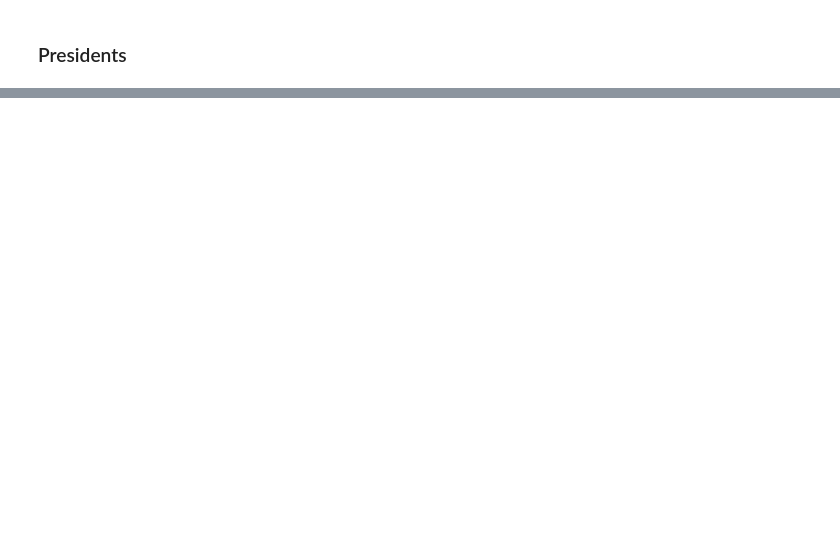
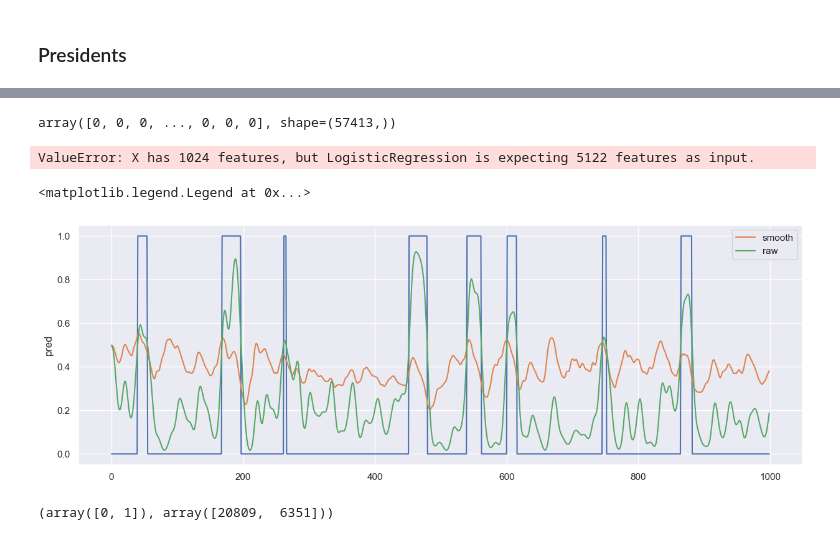
Before and after one commit to BshKatrin/RITAL-NLP-project, a Jupyter notebook: notebooks/cls_base_models.ipynb, the cells around one changed output, grey strips where cells are left out. Cells and saved outputs as stored; diff of their text form; code cells hidden in the pictures; blank space fills up the shorter version.

```diff
--- a/notebooks/cls_base_models.ipynb
+++ b/notebooks/cls_base_models.ipynb
@@ -49,0 +51,5 @@ embeds = np.load("../Dataset/embeddings/pres_camembert_base.npy")
+# %%
+df_test = pd.read_parquet("../Dataset/embeddings/presidents_test_metadata_camembert-large.parquet")
+ids_test = df_test["label"].to_numpy()
+X_test = np.stack(df_test["embedding"].to_numpy())
+X_test
@@ -49,0 +106,49 @@ embeds = np.load("../Dataset/embeddings/pres_camembert_base.npy")
+# %%
+from sklearn.neighbors import KernelDensity
+
+kde_0 = KernelDensity(kernel='gaussian', bandwidth=1.0)
+kde_1 = KernelDensity(kernel='gaussian', bandwidth=1.0)
+len_0 = lengths[unique_class == 0]
+len_1 = lengths[unique_class == 1]
+
+kde_0.fit(len_0.reshape(-1, 1))
+kde_1.fit(len_1.reshape(-1, 1))
+
+D_max_0 = len_0.max()
+D_max_1 = len_1.max()
+# %%
+classes_pres
+# %% [output]
+array([0, 0, 0, ..., 0, 0, 0], shape=(57413,))
+# %%
+log_probs = np.log(model.predict_proba(X_test[:1000, :]))
+D_max = [D_max_0, D_max_1]
+kde = [kde_0, kde_1]
+
+S = get_scores_smooth_duration(log_probs, D_max, kde)
+# %% [output]
+ValueError: X has 1024 features, but LogisticRegression is expecting 5122 features as input.
+# %%
+probas = smooth_gauss(model.predict_proba(X_test_concat), sigma=4)
+probas_smooth = smooth_prob_duration(probas, 0.6, S)
+pred = probas.argmax(axis=1)
+
+df = pd.DataFrame(data={
+    "pred":pred,
+    "prob_smooth":probas_smooth[:, 1].ravel(),
+    "prob_raw":probas[:, 1]
+})
+# %%
+plt.figure(figsize=(15, 5))
+
+sns.lineplot(df["pred"].iloc[0:1500])
+sns.lineplot(df["prob_smooth"].iloc[0:1500], label="smooth")
+sns.lineplot(df["prob_raw"].iloc[0:1500], label="raw")
+plt.legend()
+# %% [output]
+<matplotlib.legend.Legend at 0x...>
+[figure, added]
+# %%
+np.unique(model.predict(X_test_concat), return_counts=True)
+# %% [output]
+(array([0, 1]), array([20809,  6351]))
```
Also changed, not shown: parts of 47 cells of this notebook, 2 other files.
